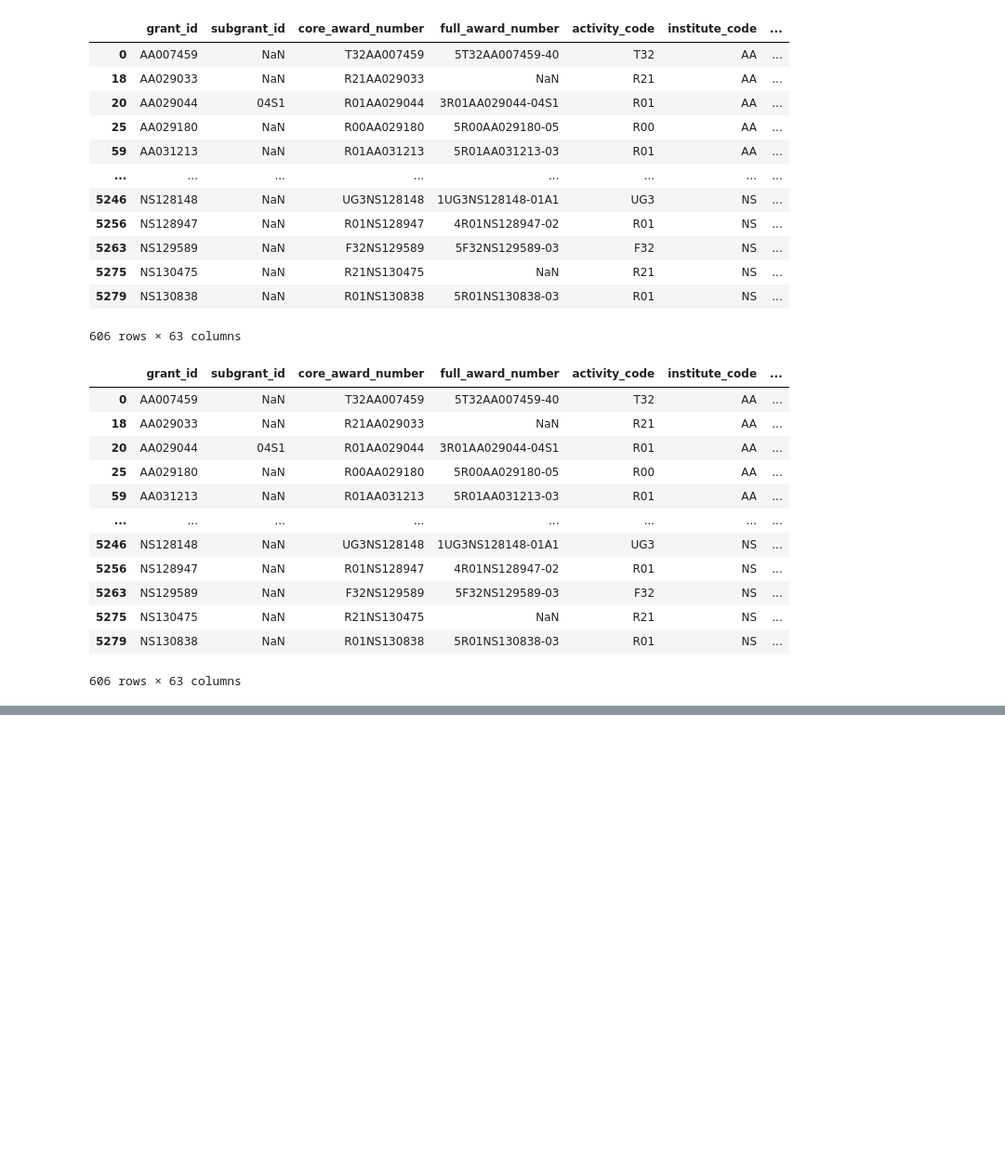
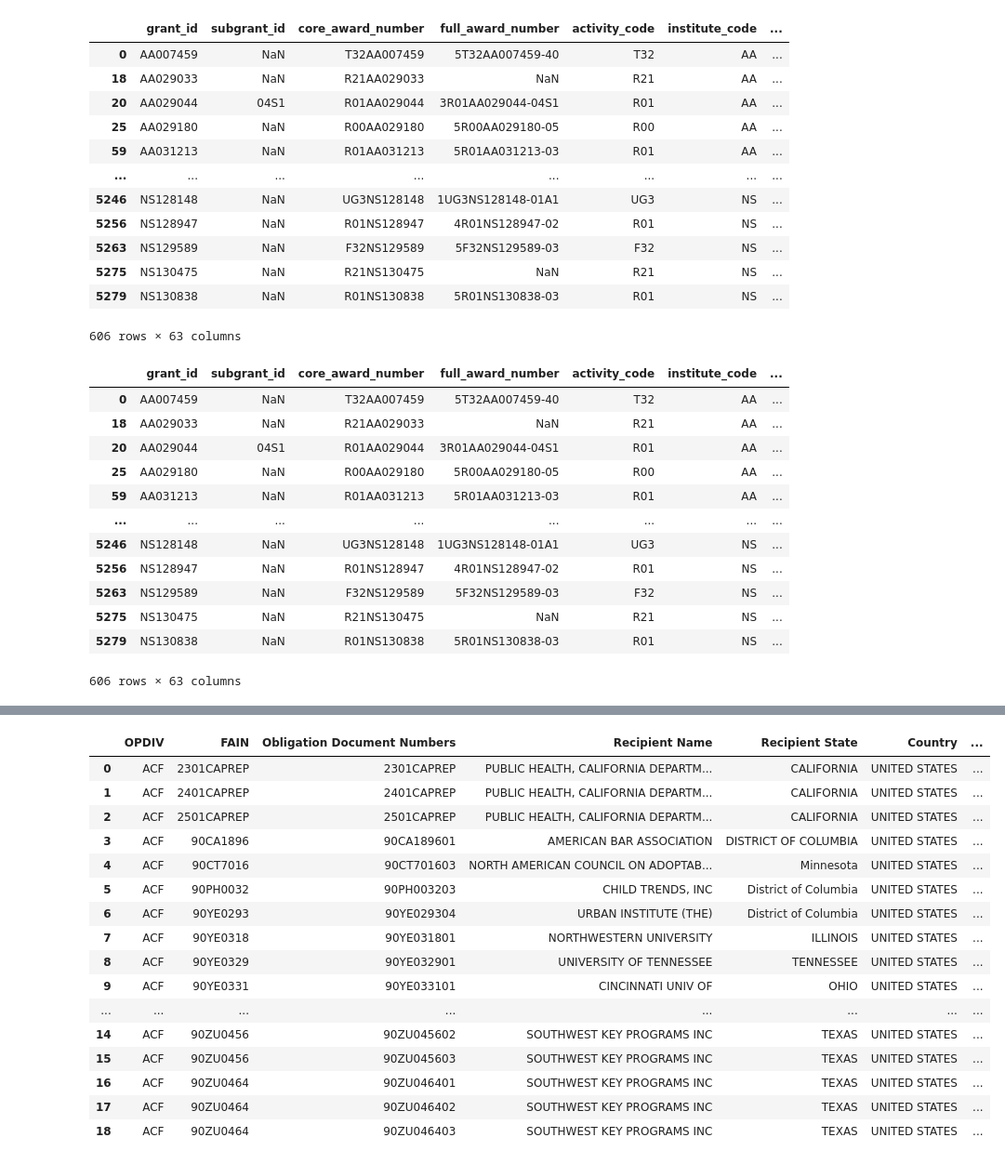
Before and after one commit to elukac20/nih-terminations, a Jupyter notebook: nih_termations.ipynb, the cells around one changed output, grey strips where cells are left out. Shown at 93% size. Cells and saved outputs as stored; diff of their text form; code cells hidden in the pictures; blank space fills up the shorter version.

```diff
--- a/nih_termations.ipynb
+++ b/nih_termations.ipynb
@@ -382,0 +385,2 @@ no_flagged_terms
+# %%
+pd.set_option('display.max_colwidth', None)
@@ -382,0 +395,5 @@ no_flagged_terms
+# %%
+df_hhs = camelot.read_pdf("data/HHS_Grants_Terminated.pdf",strip_text='\n')[0].df
+
+df_hhs.columns = df_hhs.iloc[0]
+df_hhs = df_hhs[1:].reset_index(drop=True)
@@ -382,0 +411,32 @@ no_flagged_terms
+# %%
+import requests
+import json
+
+def search_fain(fain):
+    url = f"https://api.usaspending.gov/api/v2/search/spending_by_award/"
+
+    payload = {
+        "filters": {
+            "award_type_codes": ["02", "03", "04", "05"],
+            "award_ids": [fain]
+        },
+        "fields": [
+            "Award ID",
+            "Recipient Name",
+            "Award Amount",
+            "Description"
+        ],
+    }
+
+    r = requests.post(url, json=payload)
+    r.raise_for_status()
+
+    url = f"https://api.usaspending.gov/api/v2/awards/{json.loads(json.dumps(r.json(), indent=2))['results'][0]['internal_id']}/"
+
+    r = requests.get(url)
+    r.raise_for_status()
+    return json.loads(json.dumps(r.json(), indent=2))['cfda_info'][0]['cfda_objectives']
+
+fain = '2301CAPREP'
+results = search_fain(fain)
+print(results)
@@ -382,0 +451,22 @@ no_flagged_terms
+# %%
+df_hhs['description'] = df_hhs.apply(lambda i: search_fain(i['FAIN']), axis=1)
+# %%
+df_hhs
+# %% [output]
+|  | OPDIV | FAIN | Obligation Document Numbers | Recipient Name | Recipient State | Country | ... |
+| 0 | ACF | 2301CAPREP | 2301CAPREP | PUBLIC HEALTH, CALIFORNIA DEPARTM... | CALIFORNIA | UNITED STATES | ... |
+| 1 | ACF | 2401CAPREP | 2401CAPREP | PUBLIC HEALTH, CALIFORNIA DEPARTM... | CALIFORNIA | UNITED STATES | ... |
+| 2 | ACF | 2501CAPREP | 2501CAPREP | PUBLIC HEALTH, CALIFORNIA DEPARTM... | CALIFORNIA | UNITED STATES | ... |
+| 3 | ACF | 90CA1896 | 90CA189601 | AMERICAN BAR ASSOCIATION | DISTRICT OF COLUMBIA | UNITED STATES | ... |
+| 4 | ACF | 90CT7016 | 90CT701603 | NORTH AMERICAN COUNCIL ON ADOPTAB... | Minnesota | UNITED STATES | ... |
+| 5 | ACF | 90PH0032 | 90PH003203 | CHILD TRENDS, INC | District of Columbia | UNITED STATES | ... |
+| 6 | ACF | 90YE0293 | 90YE029304 | URBAN INSTITUTE (THE) | District of Columbia | UNITED STATES | ... |
+| 7 | ACF | 90YE0318 | 90YE031801 | NORTHWESTERN UNIVERSITY | ILLINOIS | UNITED STATES | ... |
+| 8 | ACF | 90YE0329 | 90YE032901 | UNIVERSITY OF TENNESSEE | TENNESSEE | UNITED STATES | ... |
+| 9 | ACF | 90YE0331 | 90YE033101 | CINCINNATI UNIV OF | OHIO | UNITED STATES | ... |
+| ... | ... | ... | ... | ... | ... | ... | ... |
+| 14 | ACF | 90ZU0456 | 90ZU045602 | SOUTHWEST KEY PROGRAMS INC | TEXAS | UNITED STATES | ... |
+| 15 | ACF | 90ZU0456 | 90ZU045603 | SOUTHWEST KEY PROGRAMS INC | TEXAS | UNITED STATES | ... |
+| 16 | ACF | 90ZU0464 | 90ZU046401 | SOUTHWEST KEY PROGRAMS INC | TEXAS | UNITED STATES | ... |
+| 17 | ACF | 90ZU0464 | 90ZU046402 | SOUTHWEST KEY PROGRAMS INC | TEXAS | UNITED STATES | ... |
+| 18 | ACF | 90ZU0464 | 90ZU046403 | SOUTHWEST KEY PROGRAMS INC | TEXAS | UNITED STATES | ... |
```
Also changed, not shown: parts of 10 cells of this notebook, 2 other files.
